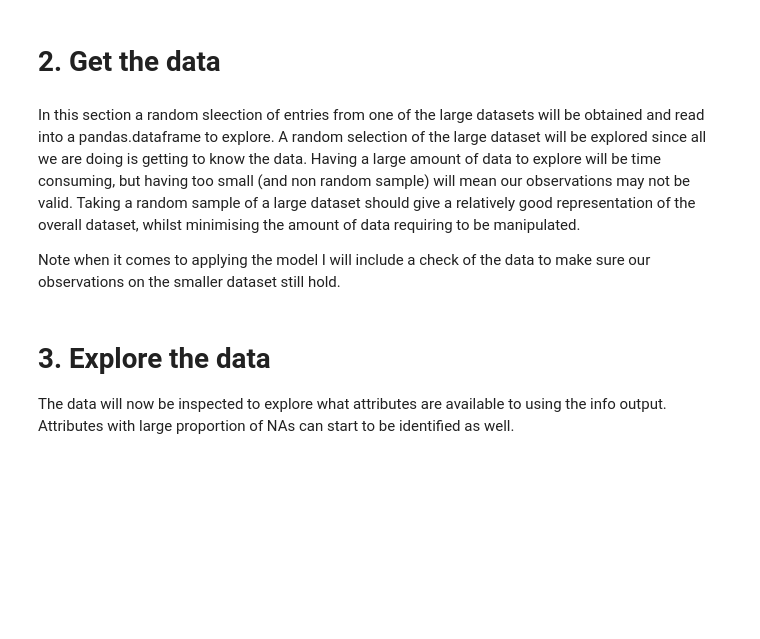
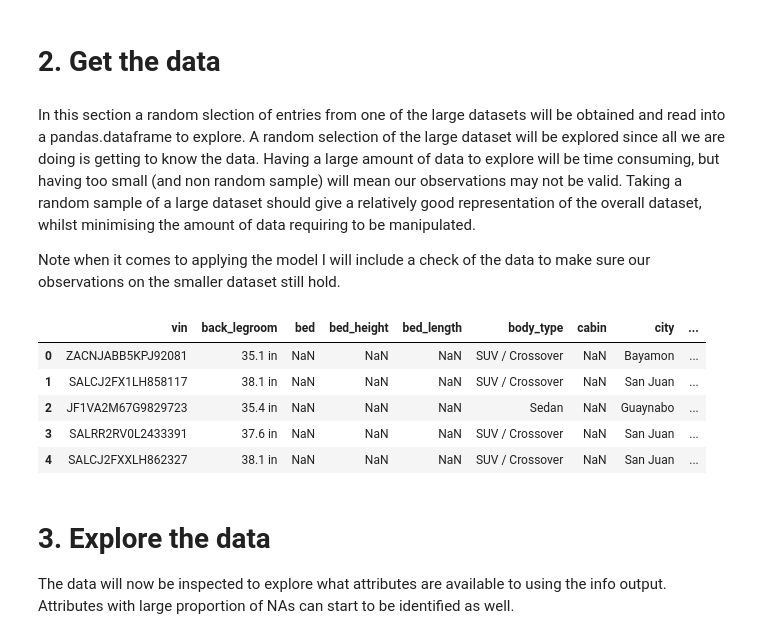
Before and after one commit to johnb-h/Car-Dataset-EDA-and-Prediction-Model, a Jupyter notebook: ID5059_run_script.ipynb, the cells around one changed output. Saved outputs shown, nothing was run; the diff lists cells and outputs as text; code cells hidden in the pictures; blank space fills up the shorter version.

```diff
--- a/ID5059_run_script.ipynb
+++ b/ID5059_run_script.ipynb
@@ -31,7 +31,7 @@ For this measure we are looking for low RMSE. This will mean small residuals and
 # %% [markdown]
 # 2. Get the data
 # %% [markdown]
-In this section a random sleection of entries from one of the large datasets will be obtained and read into a pandas.dataframe to explore. A random selection of the large dataset will be explored since all we are doing is getting to know the data. Having a large amount of data to explore will be time consuming, but having too small (and non random sample) will mean our observations may not be valid. Taking a random sample of a large dataset should give a relatively good representation of the overall dataset, whilst minimising the amount of data requiring to be manipulated.
+In this section a random slection of entries from one of the large datasets will be obtained and read into a pandas.dataframe to explore. A random selection of the large dataset will be explored since all we are doing is getting to know the data. Having a large amount of data to explore will be time consuming, but having too small (and non random sample) will mean our observations may not be valid. Taking a random sample of a large dataset should give a relatively good representation of the overall dataset, whilst minimising the amount of data requiring to be manipulated.
 
 Note when it comes to applying the model I will include a check of the data to make sure our observations on the smaller dataset still hold.
 # %%
@@ -50,31 +50,35 @@ import math
 # %%
 # folder_path: str = "/cs/studres/ID5059/Coursework/Coursework-1/data/2_medium" # uni
 folder_path : str = r"/home/johnbh/personal_git/ID5059_coursework_1/data/3_large" # Desktop
 
 if not os.path.exists(folder_path):
     raise FileNotFoundError
 os.chdir(folder_path)
 
 file_names : list = [i for i in glob.glob("*.{}".format('csv'))]
 
 
 def read_car_data(filepath : str) -> pd.DataFrame:
     """
     Reads a filepath and returns the dataframe
     :param filepath: The location of the file to read
     :return: returns the pandas dataframe
     """
-    return pd.read_csv(filepath, index_col = "vin")
+    return pd.read_csv(filepath)#, index_col = "vin")
 
-frac: float = 0.6 # fraction of data to use to explore
 original_df: pd.DataFrame = read_car_data(file_names[0])
-df: pd.DataFrame = original_df.sample(frac = frac)
-sample_size: int = len(df)
 
 # Clear the maximum number of columns to be displayed, so that all will be visible.
 pd.set_option('display.max_columns', None)
 # check data looks roughly okay
-df.head(5)
+original_df.head(5)
+# %% [output]
+|  | vin | back_legroom | bed | bed_height | bed_length | body_type | cabin | city | ... |
+| 0 | ZACNJABB5KPJ92081 | 35.1 in | NaN | NaN | NaN | SUV / Crossover | NaN | Bayamon | ... |
+| 1 | SALCJ2FX1LH858117 | 38.1 in | NaN | NaN | NaN | SUV / Crossover | NaN | San Juan | ... |
+| 2 | JF1VA2M67G9829723 | 35.4 in | NaN | NaN | NaN | Sedan | NaN | Guaynabo | ... |
+| 3 | SALRR2RV0L2433391 | 37.6 in | NaN | NaN | NaN | SUV / Crossover | NaN | San Juan | ... |
+| 4 | SALCJ2FXXLH862327 | 38.1 in | NaN | NaN | NaN | SUV / Crossover | NaN | San Juan | ... |
 # %% [markdown]
 # 3. Explore the data
 
```
Also changed, not shown: parts of 116 cells of this notebook.
